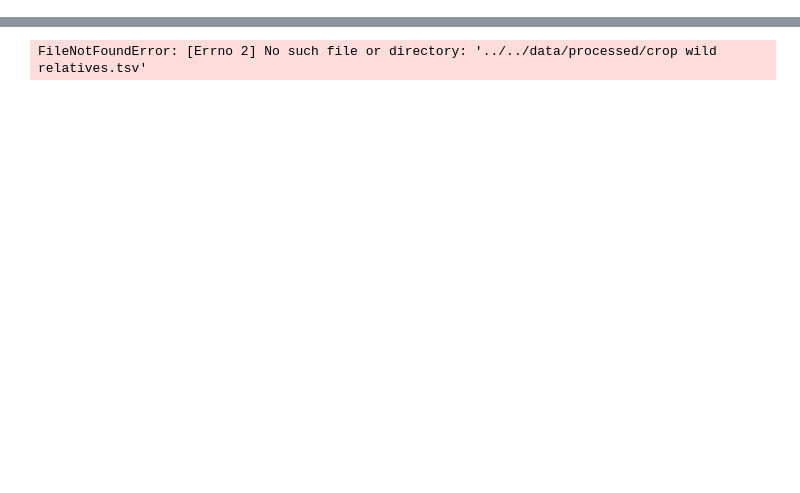
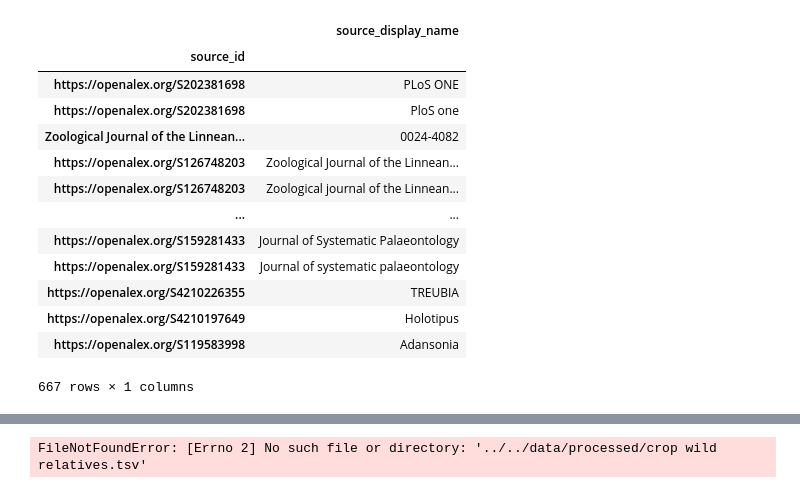
Before and after one commit to AgentschapPlantentuinMeise/Mapping-taxonomists, a Jupyter notebook: src/visualization/Exploration visualizations.ipynb, the cells around one changed output, grey strips where cells are left out. Drawn from its saved outputs; the diff is of its cells as text; code cells hidden in the pictures; blank space fills up the shorter version.

```diff
--- a/src/visualization/Exploration visualizations.ipynb
+++ b/src/visualization/Exploration visualizations.ipynb
@@ -0,0 +120,17 @@
+# %%
+journal_id_names
+# %% [output]
+|  | source_display_name |
+| source_id |  |
+| https://openalex.org/S202381698 | PLoS ONE |
+| https://openalex.org/S202381698 | PloS one |
+| Zoological Journal of the Linnean... | 0024-4082 |
+| https://openalex.org/S126748203 | Zoological Journal of the Linnean... |
+| https://openalex.org/S126748203 | Zoological journal of the Linnean... |
+| ... | ... |
+| https://openalex.org/S159281433 | Journal of Systematic Palaeontology |
+| https://openalex.org/S159281433 | Journal of systematic palaeontology |
+| https://openalex.org/S4210226355 | TREUBIA |
+| https://openalex.org/S4210197649 | Holotipus |
+| https://openalex.org/S119583998 | Adansonia |
+667 rows × 1 columns
```
Also changed, not shown: parts of 9 cells of this notebook, 5 other files.
